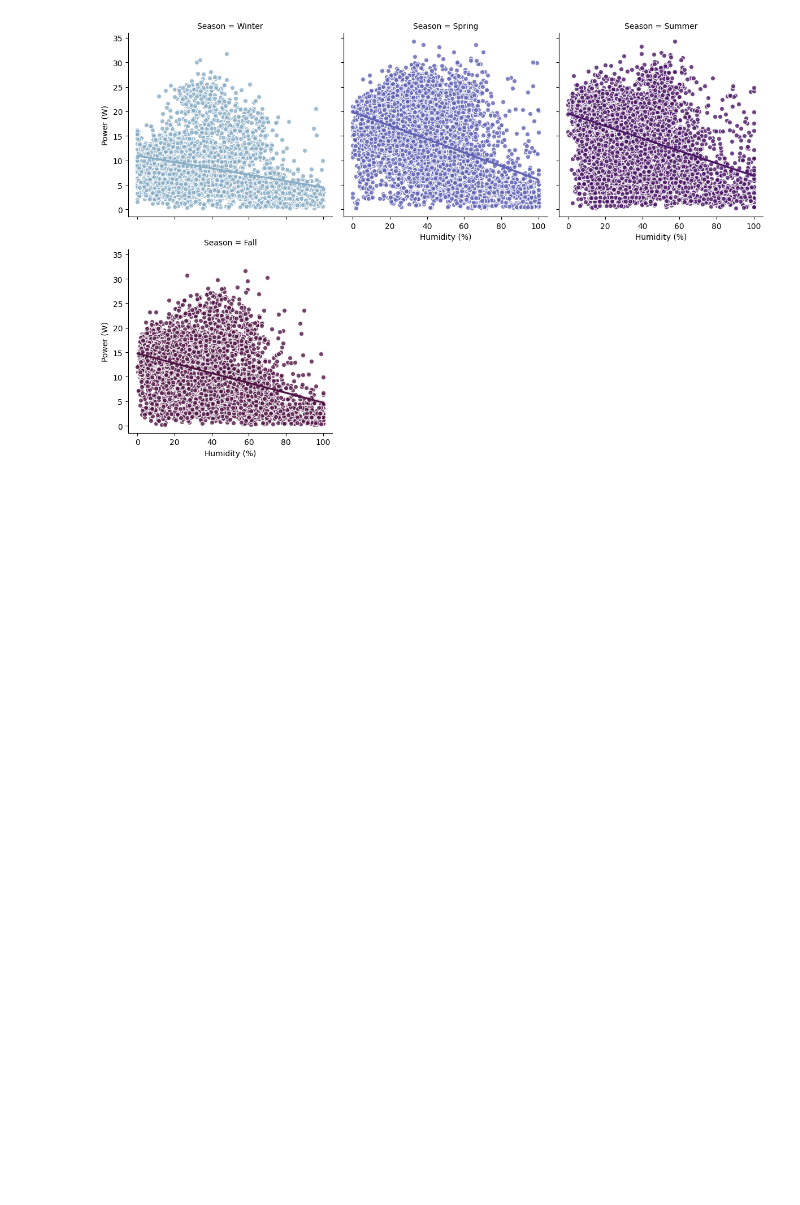
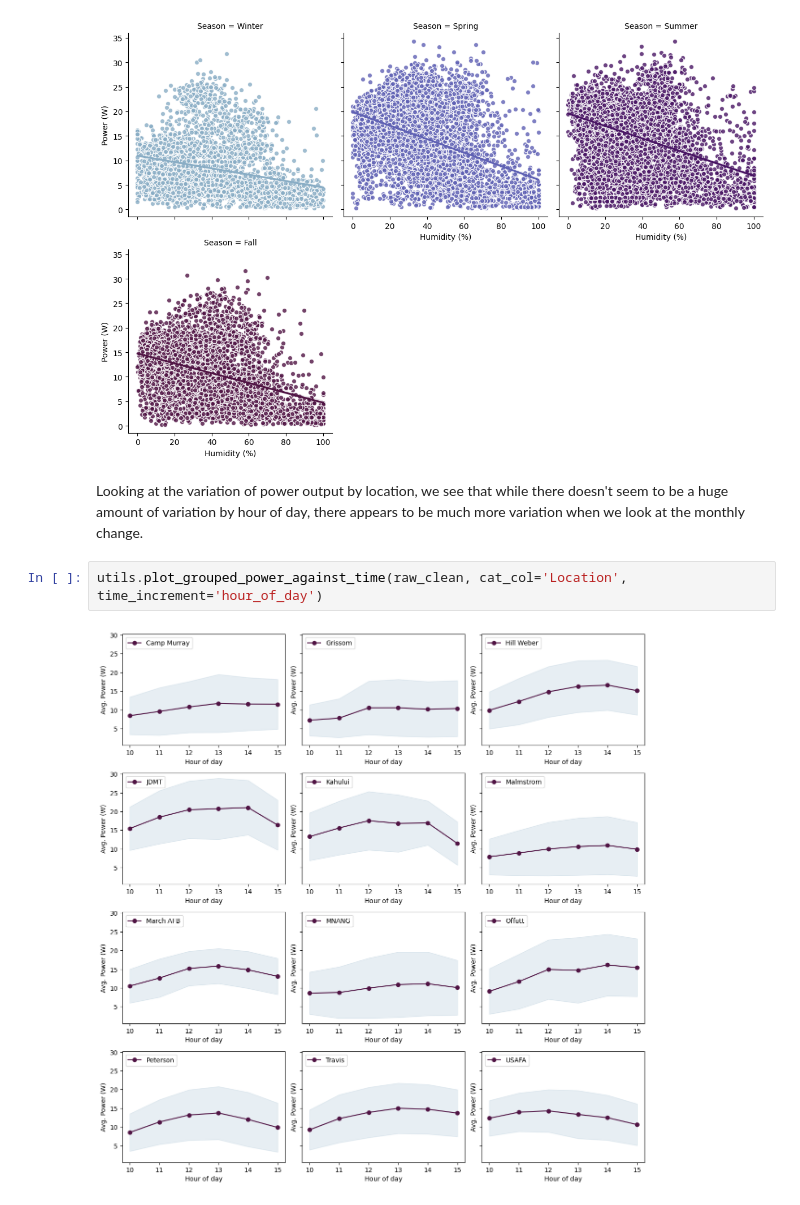
Before and after one commit to d-lazenby/solar-forecasting, a Jupyter notebook: eda_full.ipynb, the cells around one changed output. Drawn from its saved outputs; the diff is of its cells as text; blank space fills up the shorter version.

```diff
--- a/eda_full.ipynb
+++ b/eda_full.ipynb
@@ -143,3 +143,9 @@ feature = "Humidity (%)"
 utils.group_plots(raw_clean, 'Season', feature)
 # %% [output]
 [figure]
+# %% [markdown]
+Looking at the variation of power output by location, we see that while there doesn't seem to be a huge amount of variation by hour of day, there appears to be much more variation when we look at the monthly change.
+# %%
+utils.plot_grouped_power_against_time(raw_clean, cat_col='Location', time_increment='hour_of_day')
+# %% [output]
+[figure, added]
```
Also changed, not shown: parts of 7 cells of this notebook, 2 other files.
